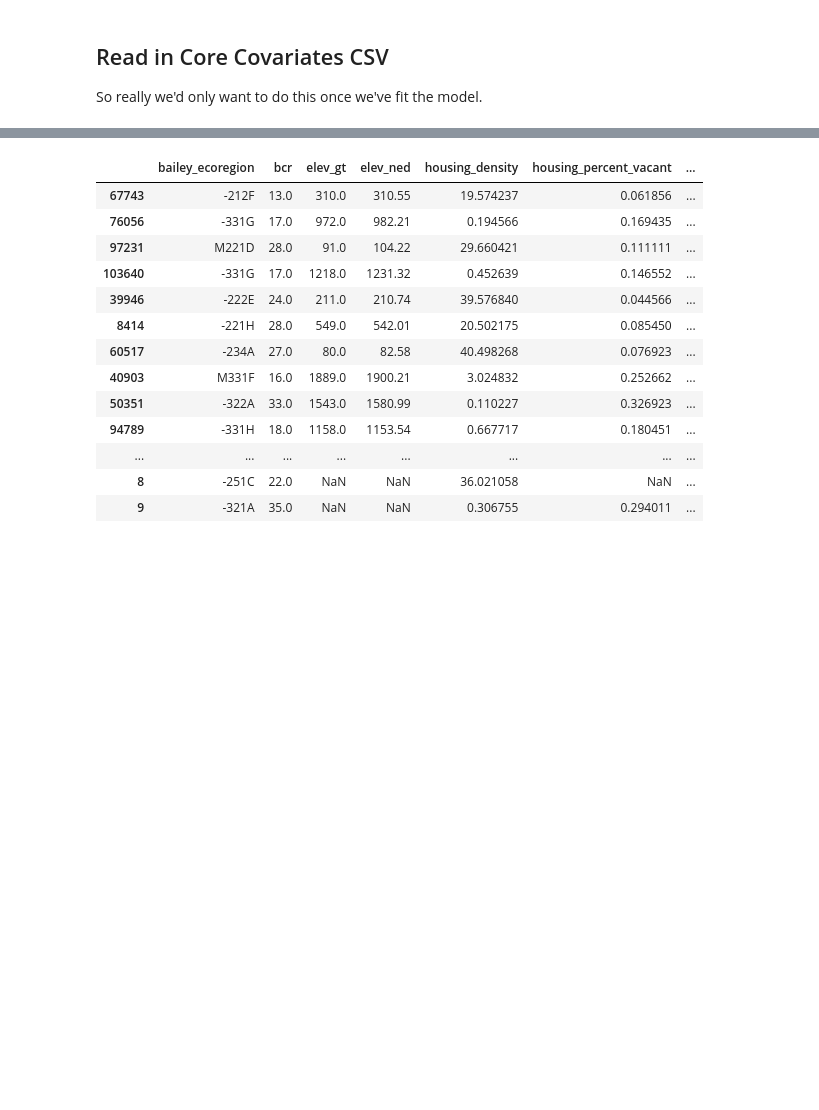
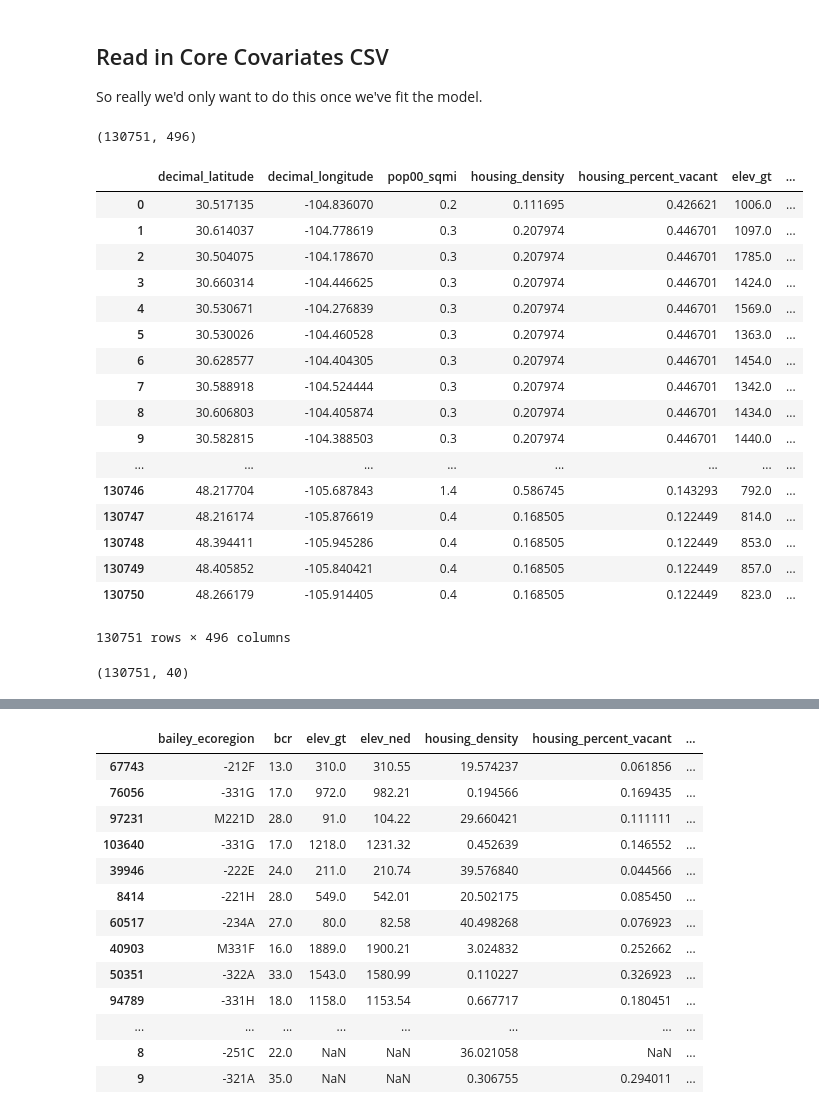
Before and after one commit to ecohealthalliance/birt-models, a Jupyter notebook: notebooks/load-map-csv.ipynb, the cells around one changed output, grey strips where cells are left out. Saved outputs shown, nothing was run; the diff lists cells and outputs as text; code cells hidden in the pictures; blank space fills up the shorter version.

```diff
--- a/notebooks/load-map-csv.ipynb
+++ b/notebooks/load-map-csv.ipynb
@@ -201,0 +18,27 @@ cov_samp.columns = map(str.lower, cov_samp.columns)
+# %%
+srd30km.columns = map(str.lower, srd30km.columns)
+# %%
+srd30km.shape
+# %% [output]
+(130751, 496)
+# %%
+srd30km
+# %% [output]
+|  | decimal_latitude | decimal_longitude | pop00_sqmi | housing_density | housing_percent_vacant | elev_gt | ... |
+| 0 | 30.517135 | -104.836070 | 0.2 | 0.111695 | 0.426621 | 1006.0 | ... |
+| 1 | 30.614037 | -104.778619 | 0.3 | 0.207974 | 0.446701 | 1097.0 | ... |
+| 2 | 30.504075 | -104.178670 | 0.3 | 0.207974 | 0.446701 | 1785.0 | ... |
+| 3 | 30.660314 | -104.446625 | 0.3 | 0.207974 | 0.446701 | 1424.0 | ... |
+| 4 | 30.530671 | -104.276839 | 0.3 | 0.207974 | 0.446701 | 1569.0 | ... |
+| 5 | 30.530026 | -104.460528 | 0.3 | 0.207974 | 0.446701 | 1363.0 | ... |
+| 6 | 30.628577 | -104.404305 | 0.3 | 0.207974 | 0.446701 | 1454.0 | ... |
+| 7 | 30.588918 | -104.524444 | 0.3 | 0.207974 | 0.446701 | 1342.0 | ... |
+| 8 | 30.606803 | -104.405874 | 0.3 | 0.207974 | 0.446701 | 1434.0 | ... |
+| 9 | 30.582815 | -104.388503 | 0.3 | 0.207974 | 0.446701 | 1440.0 | ... |
+| ... | ... | ... | ... | ... | ... | ... | ... |
+| 130746 | 48.217704 | -105.687843 | 1.4 | 0.586745 | 0.143293 | 792.0 | ... |
+| 130747 | 48.216174 | -105.876619 | 0.4 | 0.168505 | 0.122449 | 814.0 | ... |
+| 130748 | 48.394411 | -105.945286 | 0.4 | 0.168505 | 0.122449 | 853.0 | ... |
+| 130749 | 48.405852 | -105.840421 | 0.4 | 0.168505 | 0.122449 | 857.0 | ... |
+| 130750 | 48.266179 | -105.914405 | 0.4 | 0.168505 | 0.122449 | 823.0 | ... |
+130751 rows × 496 columns
@@ -201,0 +52,4 @@ cov_samp.columns = map(str.lower, cov_samp.columns)
+# %%
+srd.shape
+# %% [output]
+(130751, 40)
```
Also changed, not shown: parts of 31 cells of this notebook, 1 other file.
